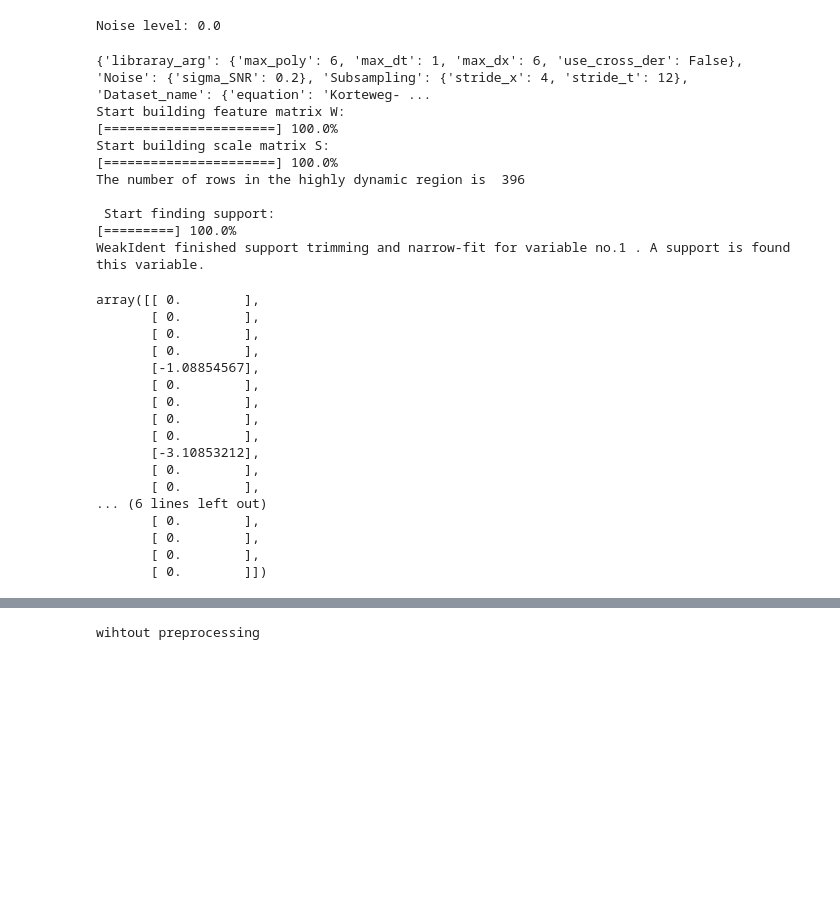
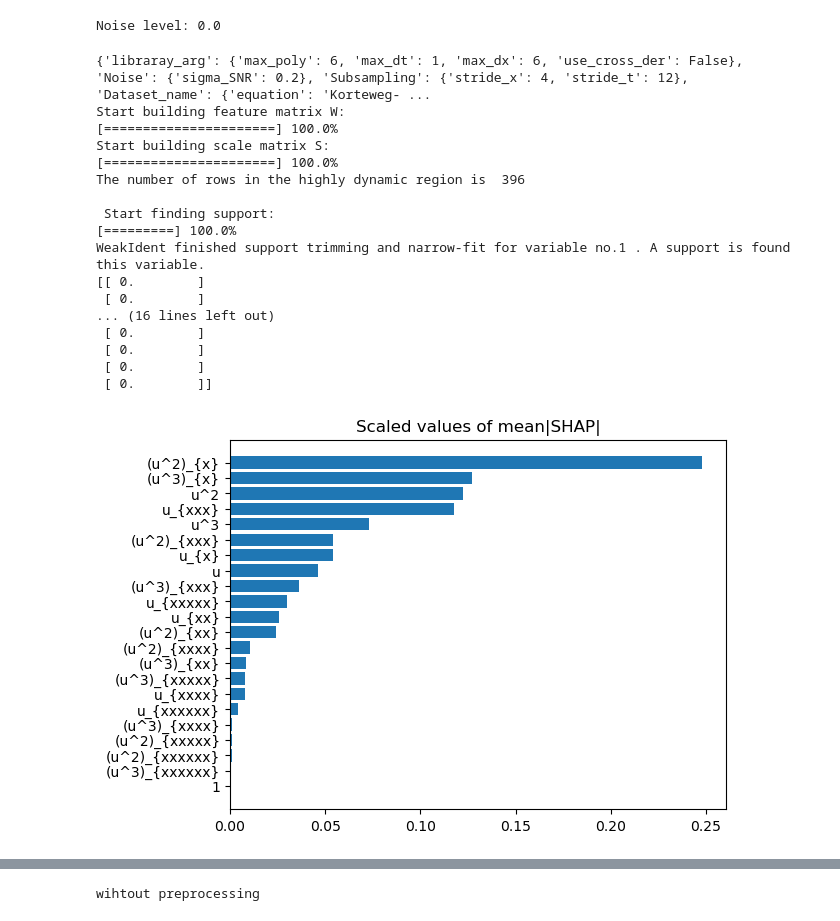
Before and after one commit to Pongpisit-Thanasutives/UBIC-test, a Jupyter notebook: Examples/KdV by GA.ipynb, the cells around one changed output, grey strips where cells are left out. Cells and saved outputs as stored; diff of their text form; code cells hidden in the pictures; blank space fills up the shorter version.

```diff
--- a/Examples/KdV by GA.ipynb
+++ b/Examples/KdV by GA.ipynb
@@ -24,15 +24,29 @@ import sys; sys.path.insert(0, "../")
 from best_subset import ps_features, brute_force, L0BNB, brute_force_all_subsets
 from sklearn.model_selection import train_test_split
 from sklearn.preprocessing import normalize
+from sklearn import linear_model
 from okridge.solvel0 import *
 from UBIC import *
+from skscope_tools import best_subset_solution, abess_solution, best_subset_all_solutions, abess_all_solutions
 
 from scipy.signal import savgol_filter
 from sgolay2 import SGolayFilter2
 
+from derivative import dxdt
+
 from weakident_utils.data import load_data, add_noise
 from weakident import (weak_ident, weak_ident_pred,
                    build_feature_vector_tags, build_feature_matrix_and_scale_matrix)
+
+import shap
+
+def shap_linear_importance(X_pre, y_pre, scale=True):
+    explainer = shap.explainers.Linear(linear_model.LinearRegression(fit_intercept=False).fit(X_pre, y_pre),
+                                       X_pre)
+    feature_importance = abs(explainer(X_pre).values).mean(axis=0)
+    if scale:
+        feature_importance =  feature_importance/sum(feature_importance)
+    return feature_importance
 # %% [output]
 Sklearn's version: 1.6.1
 # %%
@@ -86,39 +100,36 @@ if use_nn_base_features:
 # %%
 with open('./weakident_configs/config_5.yaml') as f:
     print(yaml.safe_load(f))
 
 X_pre, y_pre, weak_ident_coeff, lhs, rhs = weak_ident(u, xt, np.array([]),
                                                       max_dx=6, skip_x=4, skip_t=12,
                                                       max_poly=3, tau=0.05)
-weak_ident_coeff
+print(weak_ident_coeff)
+
+feature_importance = shap_linear_importance(X_pre, y_pre)
+plt.barh(np.array(rhs)[np.argsort(feature_importance)],
+         feature_importance[np.argsort(feature_importance)])
+plt.title("Scaled values of mean|SHAP|")
+plt.show()
 # %% [output]
 {'libraray_arg': {'max_poly': 6, 'max_dt': 1, 'max_dx': 6, 'use_cross_der': False}, 'Noise': {'sigma_SNR': 0.2}, 'Subsampling': {'stride_x': 4, 'stride_t': 12}, 'Dataset_name': {'equation': 'Korteweg- ...
 Start building feature matrix W:
 [======================] 100.0%
 Start building scale matrix S:
 [======================] 100.0%
 The number of rows in the highly dynamic region is  396
 
  Start finding support:
 [=========] 100.0%
 WeakIdent finished support trimming and narrow-fit for variable no.1 . A support is found this variable.
+[[ 0.        ]
+ [ 0.        ]
+... (16 lines left out)
+ [ 0.        ]
+ [ 0.        ]
+ [ 0.        ]
+ [ 0.        ]]
-array([[ 0.        ],
-       [ 0.        ],
-       [ 0.        ],
-       [ 0.        ],
-       [-1.08854567],
-       [ 0.        ],
-       [ 0.        ],
-       [ 0.        ],
-       [ 0.        ],
-       [-3.10853212],
-       [ 0.        ],
-       [ 0.        ],
-... (6 lines left out)
-       [ 0.        ],
-       [ 0.        ],
-       [ 0.        ],
-       [ 0.        ]])
+[figure, added]
 # %%
 function_library = ps.PolynomialLibrary(degree=3, include_bias=False)
 weak_lib = ps.WeakPDELibrary(
```
Also changed, not shown: parts of 11 cells of this notebook.
